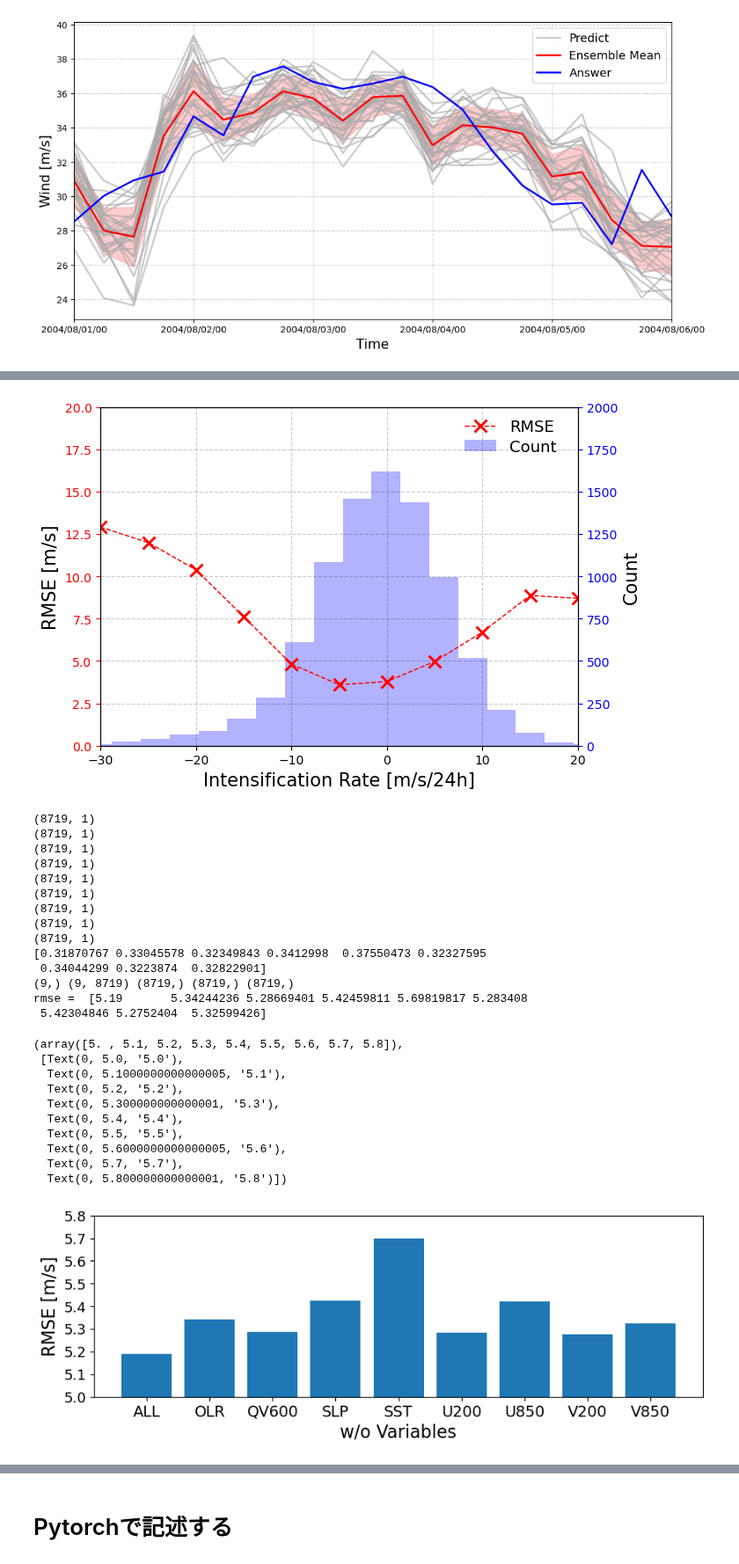
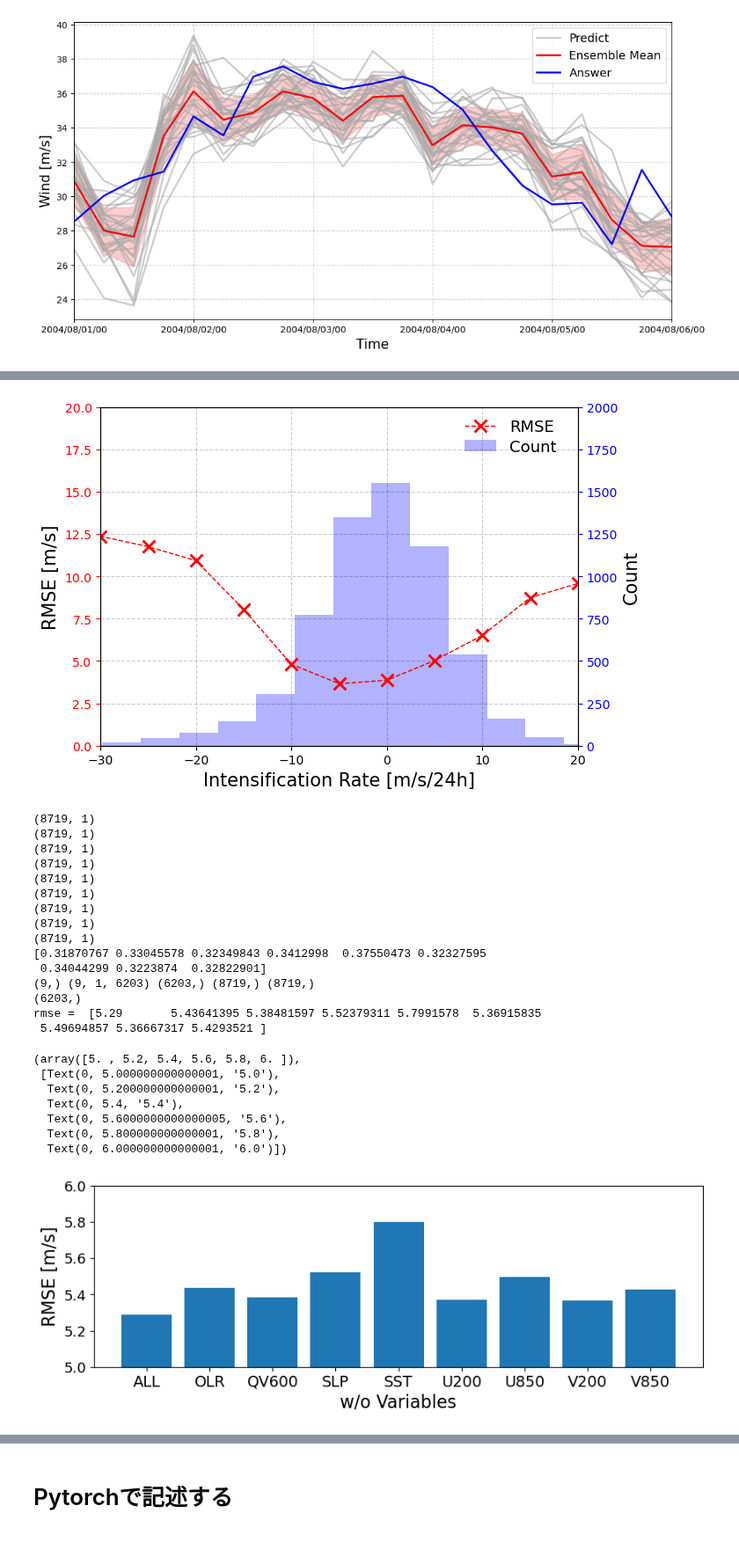
Before and after one commit to Yuumae1/machine_learning, a Jupyter notebook: notebook/geosciAI2024.ipynb, the cells around one changed output, grey strips where cells are left out. Shown at 88% size. Cells and saved outputs as stored; diff of their text form; code cells hidden in the pictures.

```diff
--- a/notebook/geosciAI2024.ipynb
+++ b/notebook/geosciAI2024.ipynb
@@ -734,24 +765,28 @@ from datetime import datetime
 result_dir = '/home/maeda/machine_learning/results/geosciAI24/predict/'
 
 #ans_mean, ans_std =  30.16864997588459, 8.726771295021933
+#ans_mean, ans_std =  29.779344444960305, 9.36434373948227
 ans_mean, ans_std =  29.779344444960305, 9.36434373948227
 scores = []
 predicts = []
-box = [0, 1, 2, 3, 4, 7, 12, 13, 14, 16, 18, 19, 20, 21, 22, 23, 24, 26, 27, 28, 29, 30, 31, 32, 33, 34, 36, 38, 39, 40]
-#box = np.arange(11)
+box = [0, 1, 2, 3, 4, 7, 12, 13, 14, 16, 18, 19, 20, 21, 22, 23, 24, 26, 27, 28, 29, 30, 31, 32, 33, 34, 36, 39, 40]
+box=[30]
+idx = np.where(col_box == 1)
 for j in box:
-    result_file = result_dir + f"predict8_test{(j):03}.npz"
+    result_file = result_dir + f"predict8_test{(j):03}_alldata.npz"
 
     df = np.load(result_file)
     scores.append(df['score'])
-    predicts.append(df['predict'][:,0])
+    predicts.append(df['predict'][idx,0])
     print(df['predict'].shape)
 scores = np.array(scores)
 print(scores)
+
 predicts = np.array(predicts)
-ans = df['ans']
+predicts = predicts[:,0,:]
+ans = df['ans'][idx]
 time = df['time']
-init_wind = df['init_wind']
+init_wind = df['init_wind'][idx]
 ymdh = [datetime.strptime(t, "%HZ%d%b%Y").strftime('%Y/%m/%d/%H') for t in time]
 print(scores.shape, predicts.shape, ans.shape, time.shape, init_wind.shape)
 # %% [output]
@@ -906,7 +947,7 @@ fig, ax1 = plt.subplots(1,1,figsize=(7,5))
 ax2 = ax1.twinx()
 # 左の軸にrmse, 右の軸に発達率ごとのカウント数を同時に表示
 dev_rate = np.arange(-40, 25, 5)
-ax2.hist(develop, bins=20, alpha=0.3, color='blue', label='Count')
+ax2.hist(develop, bins=15, alpha=0.3, color='blue', label='Count')
 ax1.plot(dev_rate, rmse_dev, label='RMSE', color='r',linestyle='dashed',
          linewidth=1, marker='x', markersize=10, markeredgewidth=2)
 ax1.set_ylim(0, 20)
@@ -927,7 +968,7 @@ ax2.legend(fontsize=13, loc=[0.75, 0.84], frameon=False)
 ax1.set_xlabel('Intensification Rate [m/s/24h]', fontsize=15)
 ax1.grid(color='k', linestyle='--', linewidth=0.8, alpha=0.2)
 # %% [output]
-[figure, old version]
+[figure, new version]
 # %%
 result_dir = '/home/maeda/machine_learning/results/geosciAI24/predict/'
 
@@ -945,12 +986,12 @@ for j in range(len(field)):
 
     df = np.load(result_file)
     scores.append(df['score'])
-    predicts.append(df['predict'][:,0])
+    predicts.append(df['predict'][np.where(col_box == 1),0])
     print(df['predict'].shape)
 scores = np.array(scores)
 print(scores)
 predicts = np.array(predicts)
-ans = df['ans']
+ans = df['ans'][np.where(col_box == 1)]
 time = df['time']
 init_wind = df['init_wind']
 ymdh = [datetime.strptime(t, "%HZ%d%b%Y").strftime('%Y/%m/%d/%H') for t in time]
@@ -958,9 +999,9 @@ print(scores.shape, predicts.shape, ans.shape, time.shape, init_wind.shape)
 #print(predicts[0, :30])
 
 ans_rcn = ans * ans_std + ans_mean
-#print(ans_rcn[:30])
-rmse = np.sqrt(np.mean((ans_rcn - predicts)**2, axis=1))
-rmse[0] = 5.19
+print(ans_rcn.shape)
+rmse = np.sqrt(np.mean((ans_rcn - predicts[:,0,:])**2, axis=1))
+rmse[0] = 5.29
 print('rmse = ', rmse)
 # %% [output]
 (8719, 1)
@@ -974,27 +1015,25 @@ print('rmse = ', rmse)
 (8719, 1)
 [0.31870767 0.33045578 0.32349843 0.3412998  0.37550473 0.32327595
  0.34044299 0.3223874  0.32822901]
-(9,) (9, 8719) (8719,) (8719,) (8719,)
-rmse =  [5.19       5.34244236 5.28669401 5.42459811 5.69819817 5.283408
- 5.42304846 5.2752404  5.32599426]
+(9,) (9, 1, 6203) (6203,) (8719,) (8719,)
+(6203,)
+rmse =  [5.29       5.43641395 5.38481597 5.52379311 5.7991578  5.36915835
+ 5.49694857 5.36667317 5.4293521 ]
 # %%
 Field =  ['ALL', 'OLR', 'QV600', 'SLP', 'SST', 'U200', 'U850', 'V200', 'V850']
 plt.figure(figsize=(10,3))
 plt.bar(Field, rmse)
-plt.ylim(5, 5.8)
+plt.ylim(5, 6.)
 plt.ylabel('RMSE [m/s]', fontsize=16)
 plt.xlabel('w/o Variables',fontsize=16)
 plt.xticks(fontsize=14)
 plt.yticks(fontsize=13)
 # %% [output]
-(array([5. , 5.1, 5.2, 5.3, 5.4, 5.5, 5.6, 5.7, 5.8]),
- [Text(0, 5.0, '5.0'),
-  Text(0, 5.1000000000000005, '5.1'),
-  Text(0, 5.2, '5.2'),
-  Text(0, 5.300000000000001, '5.3'),
+(array([5. , 5.2, 5.4, 5.6, 5.8, 6. ]),
+ [Text(0, 5.000000000000001, '5.0'),
+  Text(0, 5.200000000000001, '5.2'),
   Text(0, 5.4, '5.4'),
-  Text(0, 5.5, '5.5'),
   Text(0, 5.6000000000000005, '5.6'),
-  Text(0, 5.7, '5.7'),
-  Text(0, 5.800000000000001, '5.8')])
+  Text(0, 5.800000000000001, '5.8'),
+  Text(0, 6.000000000000001, '6.0')])
-[figure, old version]
+[figure, new version]
```
Also changed, not shown: parts of 12 cells of this notebook, 7 other files.
